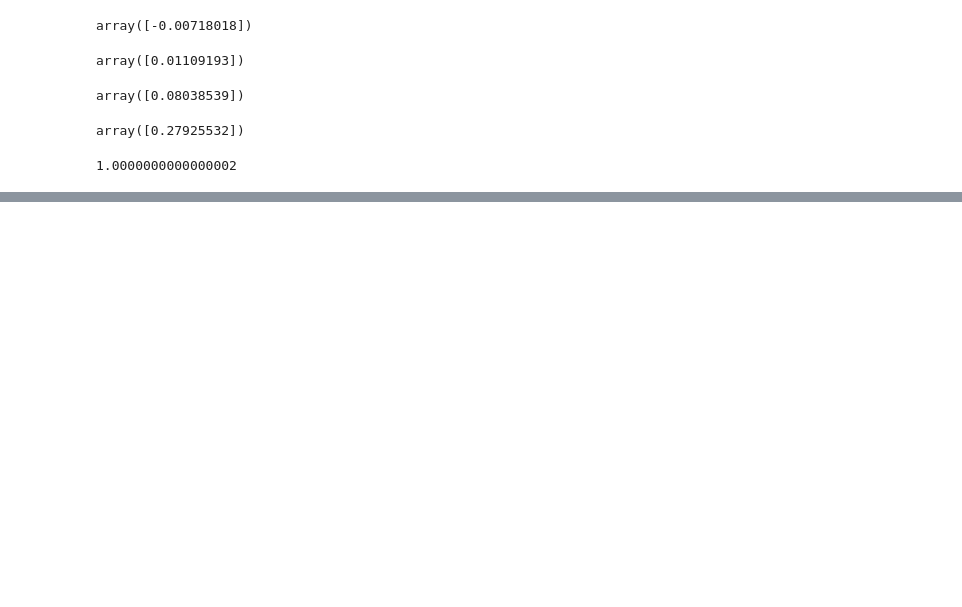
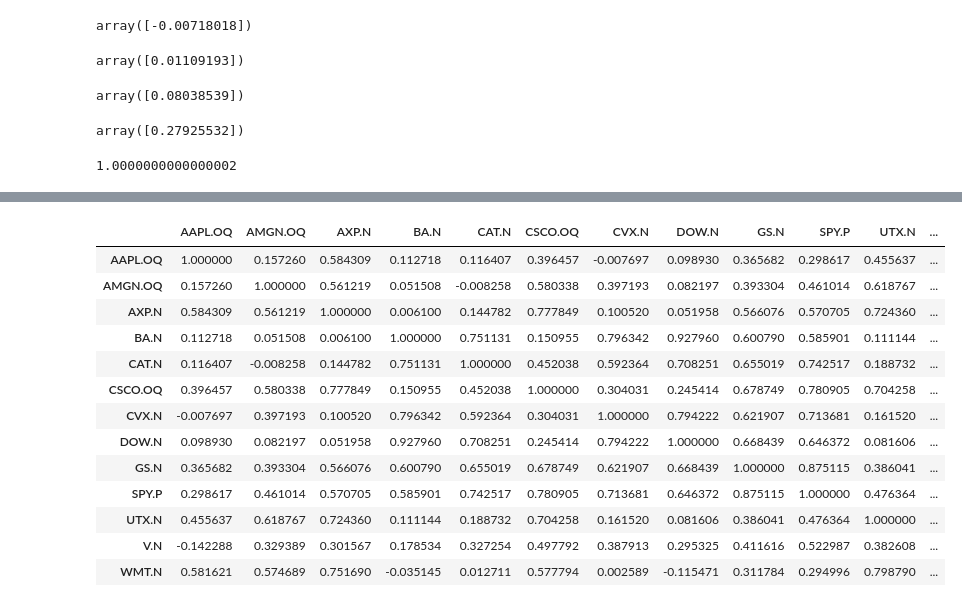
Before and after one commit to franckatte/ML_For_Finance, a Jupyter notebook: big data/Code/main.ipynb, the cells around one changed output, grey strips where cells are left out. Saved outputs shown, nothing was run; the diff lists cells and outputs as text; code cells hidden in the pictures; blank space fills up the shorter version.

```diff
--- a/big data/Code/main.ipynb
+++ b/big data/Code/main.ipynb
@@ -72,0 +87,17 @@ backtesting1.daily_update(Date[2])
+# %%
+backtesting1.correlation/backtesting1.nombre_test
+# %% [output]
+|  | AAPL.OQ | AMGN.OQ | AXP.N | BA.N | CAT.N | CSCO.OQ | CVX.N | DOW.N | GS.N | SPY.P | UTX.N | ... |
+| AAPL.OQ | 1.000000 | 0.157260 | 0.584309 | 0.112718 | 0.116407 | 0.396457 | -0.007697 | 0.098930 | 0.365682 | 0.298617 | 0.455637 | ... |
+| AMGN.OQ | 0.157260 | 1.000000 | 0.561219 | 0.051508 | -0.008258 | 0.580338 | 0.397193 | 0.082197 | 0.393304 | 0.461014 | 0.618767 | ... |
+| AXP.N | 0.584309 | 0.561219 | 1.000000 | 0.006100 | 0.144782 | 0.777849 | 0.100520 | 0.051958 | 0.566076 | 0.570705 | 0.724360 | ... |
+| BA.N | 0.112718 | 0.051508 | 0.006100 | 1.000000 | 0.751131 | 0.150955 | 0.796342 | 0.927960 | 0.600790 | 0.585901 | 0.111144 | ... |
+| CAT.N | 0.116407 | -0.008258 | 0.144782 | 0.751131 | 1.000000 | 0.452038 | 0.592364 | 0.708251 | 0.655019 | 0.742517 | 0.188732 | ... |
+| CSCO.OQ | 0.396457 | 0.580338 | 0.777849 | 0.150955 | 0.452038 | 1.000000 | 0.304031 | 0.245414 | 0.678749 | 0.780905 | 0.704258 | ... |
+| CVX.N | -0.007697 | 0.397193 | 0.100520 | 0.796342 | 0.592364 | 0.304031 | 1.000000 | 0.794222 | 0.621907 | 0.713681 | 0.161520 | ... |
+| DOW.N | 0.098930 | 0.082197 | 0.051958 | 0.927960 | 0.708251 | 0.245414 | 0.794222 | 1.000000 | 0.668439 | 0.646372 | 0.081606 | ... |
+| GS.N | 0.365682 | 0.393304 | 0.566076 | 0.600790 | 0.655019 | 0.678749 | 0.621907 | 0.668439 | 1.000000 | 0.875115 | 0.386041 | ... |
+| SPY.P | 0.298617 | 0.461014 | 0.570705 | 0.585901 | 0.742517 | 0.780905 | 0.713681 | 0.646372 | 0.875115 | 1.000000 | 0.476364 | ... |
+| UTX.N | 0.455637 | 0.618767 | 0.724360 | 0.111144 | 0.188732 | 0.704258 | 0.161520 | 0.081606 | 0.386041 | 0.476364 | 1.000000 | ... |
+| V.N | -0.142288 | 0.329389 | 0.301567 | 0.178534 | 0.327254 | 0.497792 | 0.387913 | 0.295325 | 0.411616 | 0.522987 | 0.382608 | ... |
+| WMT.N | 0.581621 | 0.574689 | 0.751690 | -0.035145 | 0.012711 | 0.577794 | 0.002589 | -0.115471 | 0.311784 | 0.294996 | 0.798790 | ... |
```
Also changed, not shown: parts of 5 cells of this notebook.
